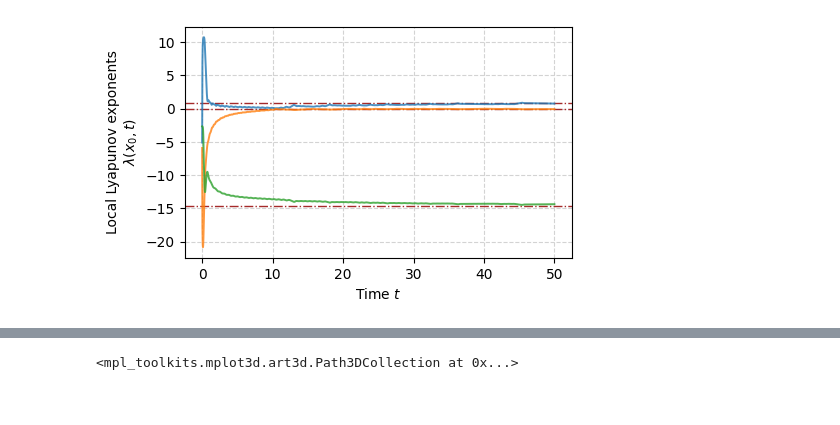
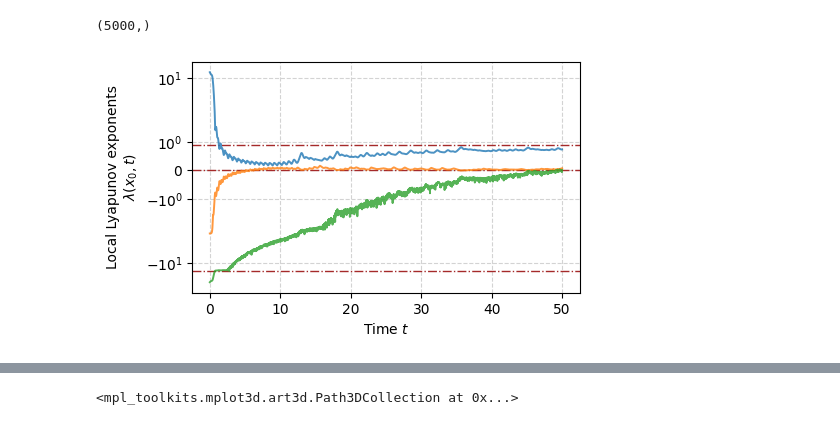
Before and after one commit to Jhko725/sandbox, a Jupyter notebook: local_predictability.ipynb, the cells around one changed output, grey strips where cells are left out. Drawn from its saved outputs; the diff is of its cells as text; code cells hidden in the pictures.

Commit message:
Cleaned up Lyapunov exponent related logic

```diff
--- a/local_predictability.ipynb
+++ b/local_predictability.ipynb
@@ -148,5 +38,0 @@ Array([[-0.42807454, -0.64849602,  0.28985923],
-# %%
-eigvals = jnp.sort(
-    jnp.linalg.eigvals(jnp.matmul(jnp.matrix_transpose(sol[1]), sol[1])), axis=-1
-)
-eigvals
@@ -178,27 +39,34 @@ ax.axhline(
+# %%
+t = jnp.arange(0, 50, 0.01)
+lya_naive, _ = lyapunov_naive(lorenz, dataset_loaded.u0[0], t)
+lya_gr, _ = lyapunov_gr(lorenz, dataset_loaded.u0[0], t)
+lya_nonlinear, _ = lyapunov_nonlinear(lorenz, dataset_loaded.u0[0], t)
+# %%
+lya_nonlinear.shape
+# %% [output]
+(5000,)
 # %%
-t = jnp.arange(0, 50, 0.01)
-lya = lyapunov_gr(lorenz, dataset_loaded.u0[0], t)
 fig, ax = plt.subplots(1, 1, figsize=(5, 3))
 
 # ax.set_yscale("symlog", base=10)
 
 lya_known = (0.9057, 1.4e-5, -14.5724)
 for lya_true in lya_known:
     ax.axhline(
         y=lya_true,
         color="brown",
         linewidth=1.0,
         linestyle="-.",
     )
 
 plot_kwargs = {"linewidth": 1.4, "alpha": 0.8}
-ax.plot(t, lya[0], **plot_kwargs)
-ax.plot(t, lya[1], **plot_kwargs)
-ax.plot(t, lya[2], **plot_kwargs)
+ax.plot(t, lya_naive[:, 0], **plot_kwargs)
+ax.plot(t, lya_naive[:, 1], **plot_kwargs)
+ax.plot(t, lya_naive[:, 2], **plot_kwargs)
 
 ax.set_xlabel("Time $t$")
 ax.set_ylabel("Local Lyapunov exponents\n" + r"$\lambda(x_0, t)$")
 ax.grid(ls="--", color="lightgray")
-# ax.set_yscale("symlog")
+ax.set_yscale("symlog")
 # %% [output]
-[figure, old version]
+[figure, new version]
```
Also changed, not shown: parts of 33 cells of this notebook, 3 other files.
